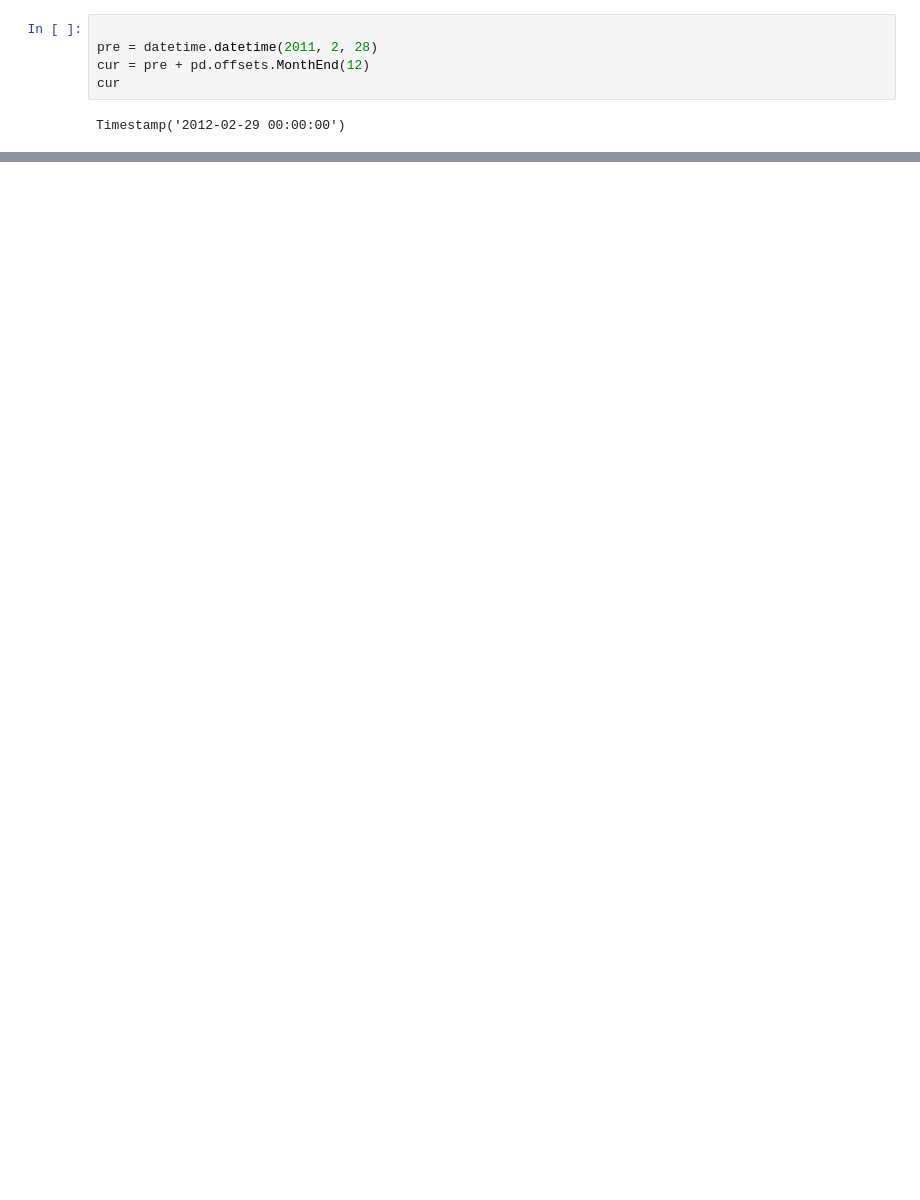
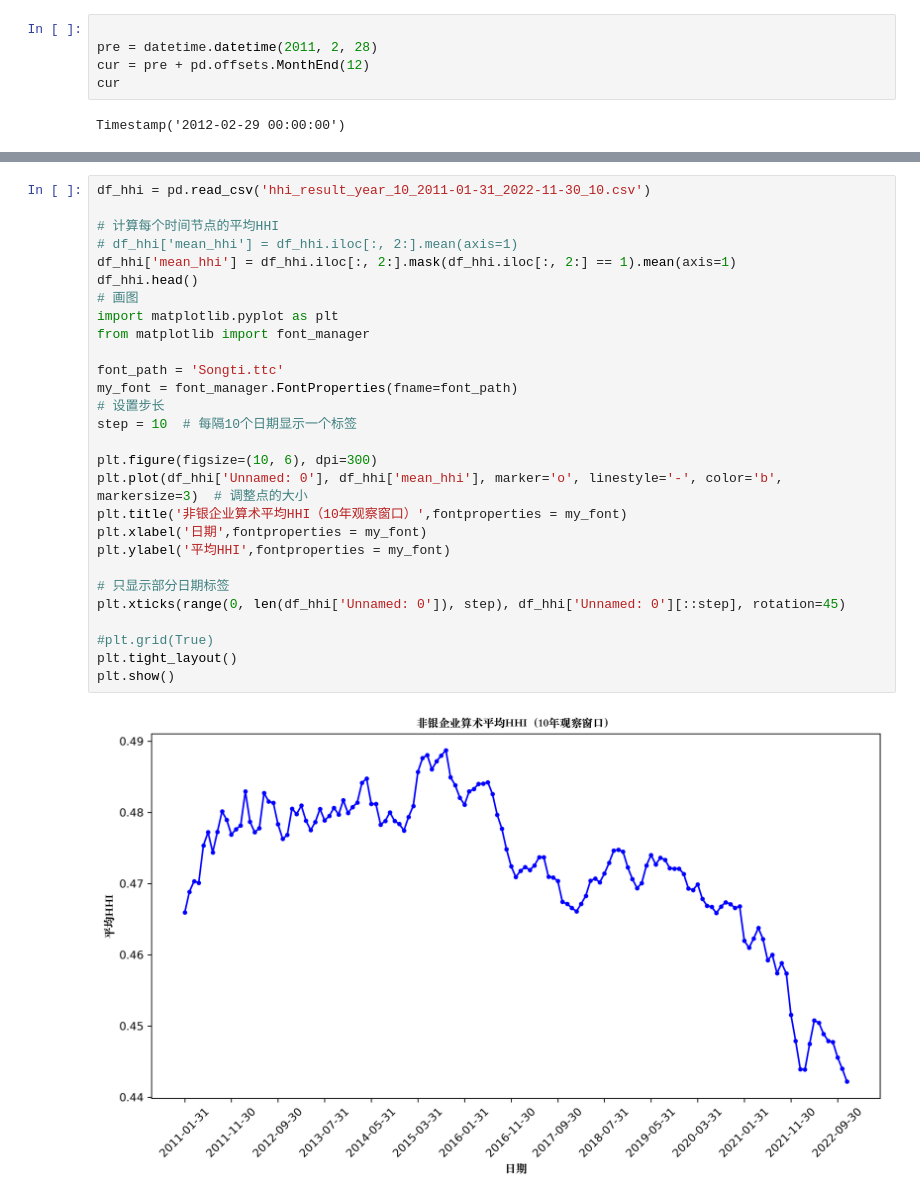
Before and after one commit to Lawrenceeeeeeee/bond, a Jupyter notebook: 利率期限结构.ipynb, the cells around one changed output, grey strips where cells are left out. Drawn from its saved outputs; the diff is of its cells as text; blank space fills up the shorter version.

```diff
--- a/利率期限结构.ipynb
+++ b/利率期限结构.ipynb
@@ -363,0 +377,30 @@ plt.show()
+# %%
+df_hhi = pd.read_csv('hhi_result_year_10_2011-01-31_2022-11-30_10.csv')
+
+# 计算每个时间节点的平均HHI
+# df_hhi['mean_hhi'] = df_hhi.iloc[:, 2:].mean(axis=1)
+df_hhi['mean_hhi'] = df_hhi.iloc[:, 2:].mask(df_hhi.iloc[:, 2:] == 1).mean(axis=1)
+df_hhi.head()
+# 画图
+import matplotlib.pyplot as plt
+from matplotlib import font_manager
+
+font_path = 'Songti.ttc'
+my_font = font_manager.FontProperties(fname=font_path)
+# 设置步长
+step = 10  # 每隔10个日期显示一个标签
+
+plt.figure(figsize=(10, 6), dpi=300)
+plt.plot(df_hhi['Unnamed: 0'], df_hhi['mean_hhi'], marker='o', linestyle='-', color='b', markersize=3)  # 调整点的大小
+plt.title('非银企业算术平均HHI（10年观察窗口）',fontproperties = my_font)
+plt.xlabel('日期',fontproperties = my_font)
+plt.ylabel('平均HHI',fontproperties = my_font)
+
+# 只显示部分日期标签
+plt.xticks(range(0, len(df_hhi['Unnamed: 0']), step), df_hhi['Unnamed: 0'][::step], rotation=45)
+
+#plt.grid(True)
+plt.tight_layout()
+plt.show()
+# %% [output]
+[figure, added]
```
Also changed, not shown: parts of 5 cells of this notebook, 18 other files.
